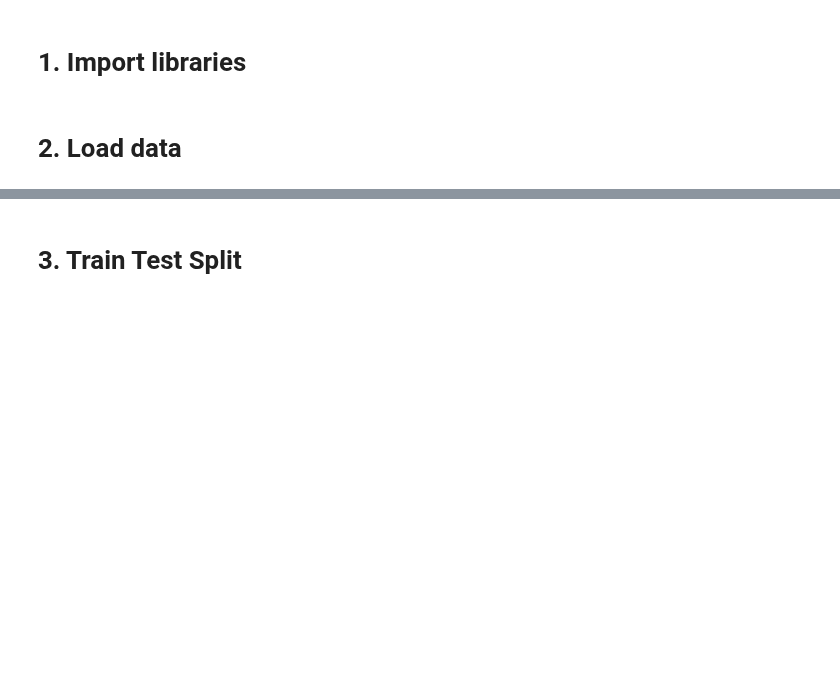
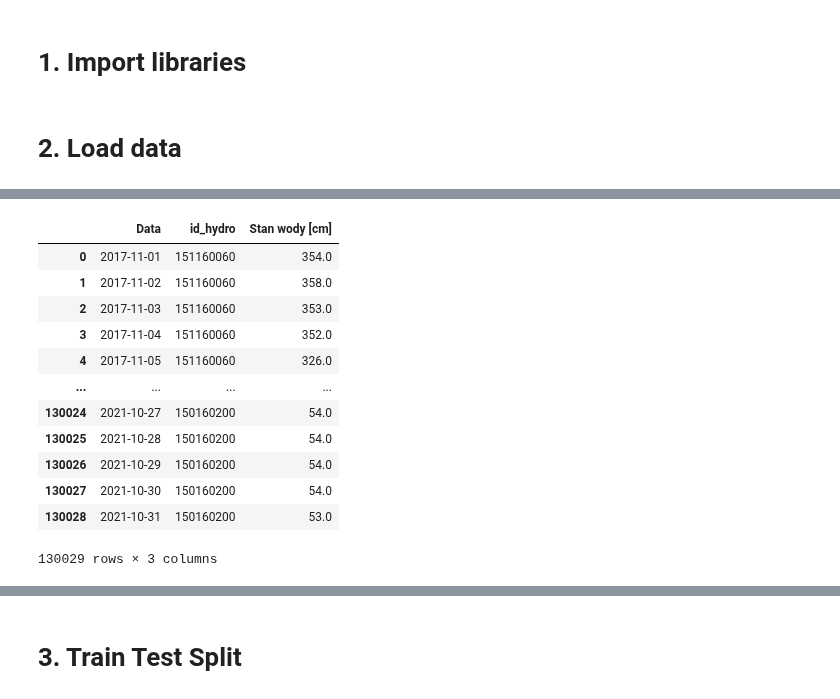
Before and after one commit to it4datascience/CuValley-Batmaja, a Jupyter notebook: src/modelling.ipynb, the cells around one changed output, grey strips where cells are left out. Cells and saved outputs as stored; diff of their text form; code cells hidden in the pictures; blank space fills up the shorter version.

```diff
--- a/src/modelling.ipynb
+++ b/src/modelling.ipynb
@@ -54,0 +50,28 @@ memory usage: 447.3 KB
+# %%
+hydro_cols = [f"{stations['name_hydro']} ({stations['id_hydro']}) Stan wody [cm]" for _, stations in hierarchy.loc[
+                                            :, ['id_hydro', 'name_hydro']].drop_duplicates().iterrows()]
+meteo_cols = [f"{stations['name_meteo']} ({stations['id_meteo']}) Suma opadów [mm]" for _, stations in hierarchy.loc[
+                                            hierarchy['id_meteo']!=0, ['id_meteo', 'name_meteo']].drop_duplicates().iterrows()]
+# %%
+# Water level
+dataset_grouped_water_level = dataset.loc[:, ['Data']+hydro_cols].copy()
+dataset_grouped_water_level = dataset_grouped_water_level.melt(id_vars=['Data'])
+dataset_grouped_water_level['id_hydro'] = dataset_grouped_water_level['variable'].str.split('(', 1).str[1].str.split(')',
+                                                                                                       1).str[0].astype(int)
+dataset_grouped_water_level.rename({'value': 'Stan wody [cm]'}, axis=1, inplace=True)
+dataset_grouped_water_level = dataset_grouped_water_level[['Data', 'id_hydro', 'Stan wody [cm]']]
+dataset_grouped_water_level
+# %% [output]
+|  | Data | id_hydro | Stan wody [cm] |
+| 0 | 2017-11-01 | 151160060 | 354.0 |
+| 1 | 2017-11-02 | 151160060 | 358.0 |
+| 2 | 2017-11-03 | 151160060 | 353.0 |
+| 3 | 2017-11-04 | 151160060 | 352.0 |
+| 4 | 2017-11-05 | 151160060 | 326.0 |
+| ... | ... | ... | ... |
+| 130024 | 2021-10-27 | 150160200 | 54.0 |
+| 130025 | 2021-10-28 | 150160200 | 54.0 |
+| 130026 | 2021-10-29 | 150160200 | 54.0 |
+| 130027 | 2021-10-30 | 150160200 | 54.0 |
+| 130028 | 2021-10-31 | 150160200 | 53.0 |
+130029 rows × 3 columns
```
Also changed, not shown: parts of 5 cells of this notebook.
